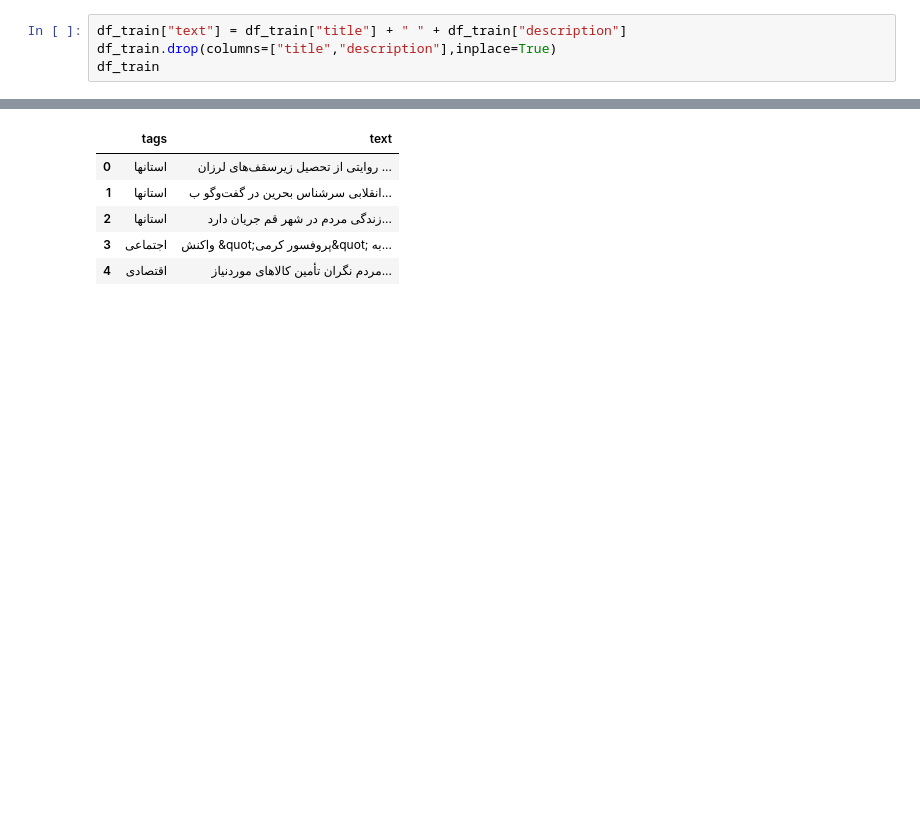
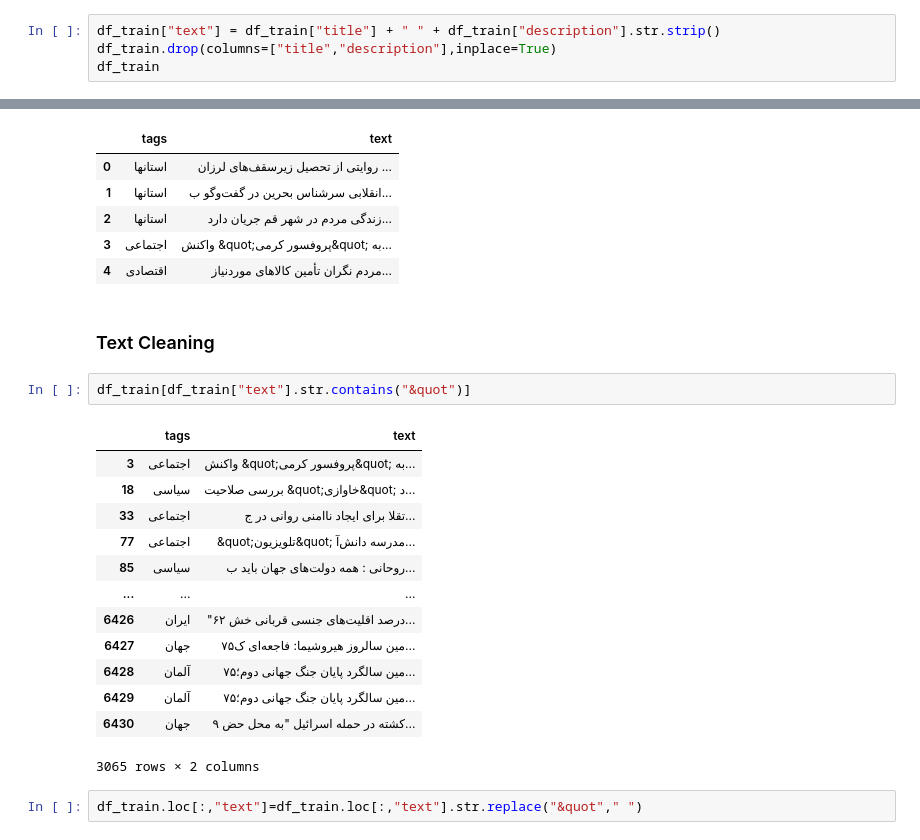
Before and after one commit to Mo-sharifi/news_classification, a Jupyter notebook: main.ipynb, the cells around one changed output, grey strips where cells are left out. Saved outputs shown, nothing was run; the diff lists cells and outputs as text; blank space fills up the shorter version.

Commit message:
basic text data preprocessing  and Normalize and remove stop words with hazm and create final_text column.

```diff
--- a/main.ipynb
+++ b/main.ipynb
@@ -108,7 +111,7 @@ df_train.shape
 # %% [markdown]
 ### Create Text data form 'title' and 'description'
 # %%
-df_train["text"] = df_train["title"] + " " + df_train["description"]
+df_train["text"] = df_train["title"] + " " + df_train["description"].str.strip()
 df_train.drop(columns=["title","description"],inplace=True)
 df_train
 # %% [output]
@@ -154,3 +157,23 @@ df_train.head()
 | 2 | استانها | ‌زندگی مردم در شهر قم ‌جریان دارد... |
 | 3 | اجتماعی | واکنش &quot;پروفسور کرمی&quot; به... |
 | 4 | اقتصادی | مردم نگران تأمین کالاهای موردنیاز... |
+# %% [markdown]
+### Text Cleaning
+# %%
+df_train[df_train["text"].str.contains("&quot")]
+# %% [output]
+|  | tags | text |
+| 3 | اجتماعی | واکنش &quot;پروفسور کرمی&quot; به... |
+| 18 | سیاسی | بررسی صلاحیت &quot;خاوازی&quot; د... |
+| 33 | اجتماعی | تقلا برای ایجاد ناامنی روانی در ج... |
+| 77 | اجتماعی | &quot;تلویزیون&quot; مدرسه دانش‌آ... |
+| 85 | سیاسی | روحانی : همه دولت‌های جهان باید ب... |
+| ... | ... | ... |
+| 6426 | ایران | "۶۲ درصد اقلیت‌های جنسی قربانی خش... |
+| 6427 | جهان | ۷۵مین سالروز هیروشیما: فاجعه‌ای ک... |
+| 6428 | آلمان | ۷۵مین سالگرد پایان جنگ جهانی دوم؛... |
+| 6429 | آلمان | ۷۵مین سالگرد پایان جنگ جهانی دوم؛... |
+| 6430 | جهان | ۹ کشته در حمله اسرائیل "به محل حض... |
+3065 rows × 2 columns
+# %%
+df_train.loc[:,"text"]=df_train.loc[:,"text"].str.replace("&quot"," ")
```
Also changed, not shown: parts of 14 cells of this notebook.
